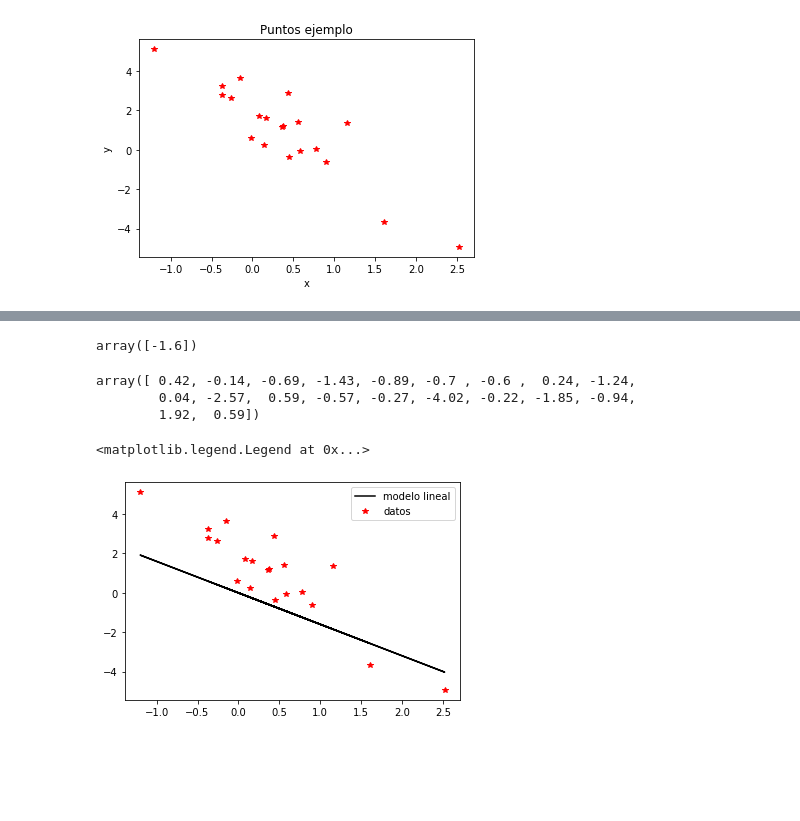
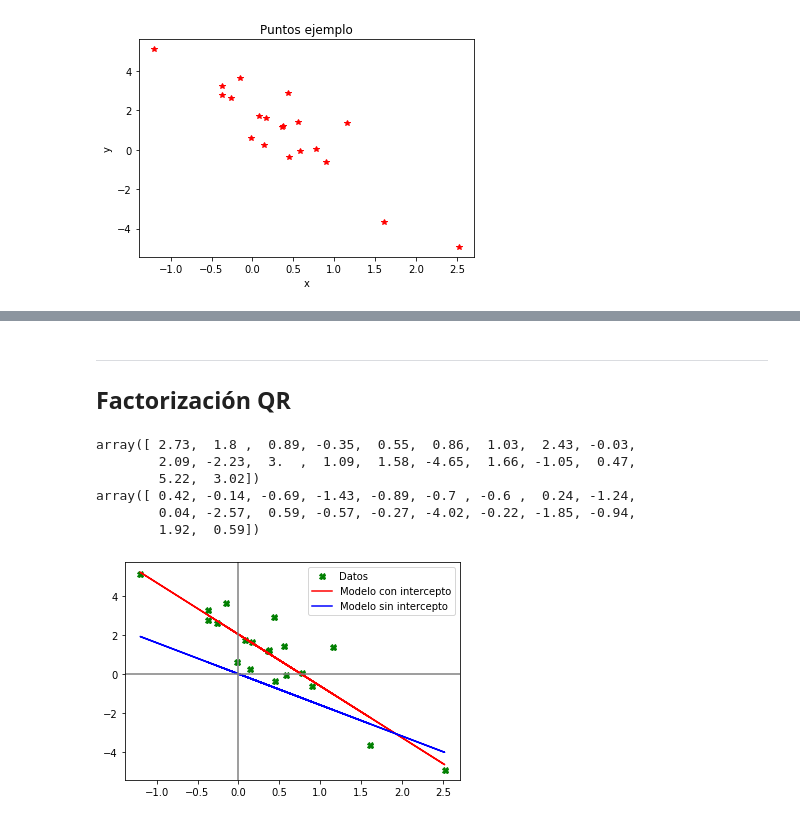
Before and after one commit to gemathus/itam-ds-propedeutico, a Jupyter notebook: practicas/practica_3/practica_3_2.ipynb, the cells around one changed output, grey strips where cells are left out. Drawn from its saved outputs; the diff is of its cells as text; code cells hidden in the pictures; blank space fills up the shorter version.

```diff
--- a/practicas/practica_3/practica_3_2.ipynb
+++ b/practicas/practica_3/practica_3_2.ipynb
@@ -74,20 +29,34 @@ Q,R = np.linalg.qr(A)
-# %%
-#Resolvemos el sistema R*beta = Q^T*y
-beta = np.linalg.solve(R,Q.T@y)
-pprint(beta)
-# %% [output]
-array([-1.6])
-# %%
-y_ajustadas_QR = A@beta
-pprint(y_ajustadas_QR)
-# %% [output]
-array([ 0.42, -0.14, -0.69, -1.43, -0.89, -0.7 , -0.6 ,  0.24, -1.24,
-        0.04, -2.57,  0.59, -0.57, -0.27, -4.02, -0.22, -1.85, -0.94,
-        1.92,  0.59])
-# %%
-
-plt.plot(x, y_ajustadas_QR , 'k-',x, y, 'r*')
-plt.legend(['modelo lineal','datos'], loc='best')
-# %% [output]
-<matplotlib.legend.Legend at 0x...>
-[figure, removed]
+# %% [markdown]
+---
+## Factorización QR
+# %%
+#Con intercepto
+A_con = np.ones((mpoints, 2))
+A_con[:,1] = x
+Q_con, R_con = np.linalg.qr(A_con)
+beta_con = np.linalg.solve(R_con,Q_con.T@y)
+y_ajustadas_con_intercepto = A_con@beta_con
+# Modelo sin intercepto
+A_sin = np.empty([mpoints, 1])
+A_sin[:,0] = x
+Q_sin, R_sin = np.linalg.qr(A_sin)
+beta_sin = np.linalg.solve(R_sin,Q_sin.T@y)
+y_ajustadas_sin_intercepto = A_sin@beta_sin
+pprint(y_ajustadas_con_intercepto)
+pprint(y_ajustadas_sin_intercepto)
+# %% [output]
+array([ 2.73,  1.8 ,  0.89, -0.35,  0.55,  0.86,  1.03,  2.43, -0.03,
+        2.09, -2.23,  3.  ,  1.09,  1.58, -4.65,  1.66, -1.05,  0.47,
+        5.22,  3.02])
+array([ 0.42, -0.14, -0.69, -1.43, -0.89, -0.7 , -0.6 ,  0.24, -1.24,
+        0.04, -2.57,  0.59, -0.57, -0.27, -4.02, -0.22, -1.85, -0.94,
+        1.92,  0.59])
+# %%
+plt.plot(x,y, 'gX')
+plt.plot(x, y_ajustadas_con_intercepto, 'r-', x, y_ajustadas_sin_intercepto, 'b-')
+plt.axhline(y=0, linestyle='-', color='grey'), plt.axvline(x=0, linestyle='-', color='grey')
+
+plt.legend(('Datos', 'Modelo con intercepto', 'Modelo sin intercepto'), loc='best')
+plt.show()
+# %% [output]
+[figure, added]
```
Also changed, not shown: parts of 21 cells of this notebook, 1 other file.
